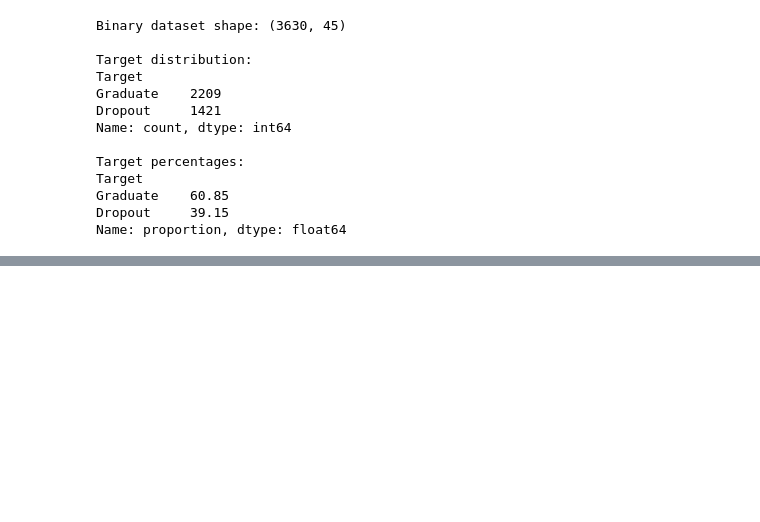
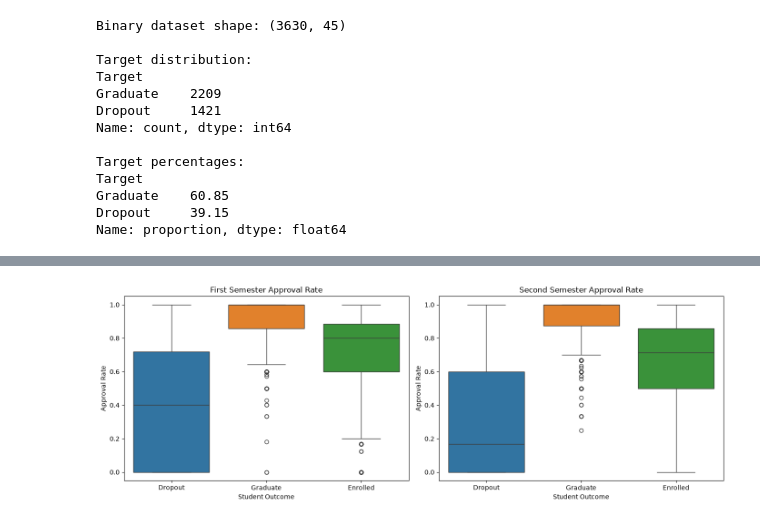
Before and after one commit to Mubhin77/student-dropout-prediction, a Jupyter notebook: notebooks/final_eda.ipynb, the cells around one changed output, grey strips where cells are left out. Saved outputs shown, nothing was run; the diff lists cells and outputs as text; code cells hidden in the pictures; blank space fills up the shorter version.

```diff
--- a/notebooks/final_eda.ipynb
+++ b/notebooks/final_eda.ipynb
@@ -1800,0 +2220,33 @@ display(
+# %%
+fig, axes = plt.subplots(1, 2, figsize=(14, 5))
+
+sns.boxplot(
+    data=df,
+    x="Target",
+    y="1st sem approval rate",
+    hue="Target",
+    legend=False,
+    ax=axes[0]
+)
+
+axes[0].set_title("First Semester Approval Rate")
+axes[0].set_ylabel("Approval Rate")
+axes[0].set_xlabel("Student Outcome")
+
+sns.boxplot(
+    data=df,
+    x="Target",
+    y="2nd sem approval rate",
+    hue="Target",
+    legend=False,
+    ax=axes[1]
+)
+
+axes[1].set_title("Second Semester Approval Rate")
+axes[1].set_ylabel("Approval Rate")
+axes[1].set_xlabel("Student Outcome")
+
+plt.tight_layout()
+plt.show()
+# %% [output]
+[figure, added]
```
Also changed, not shown: parts of 15 cells of this notebook.
